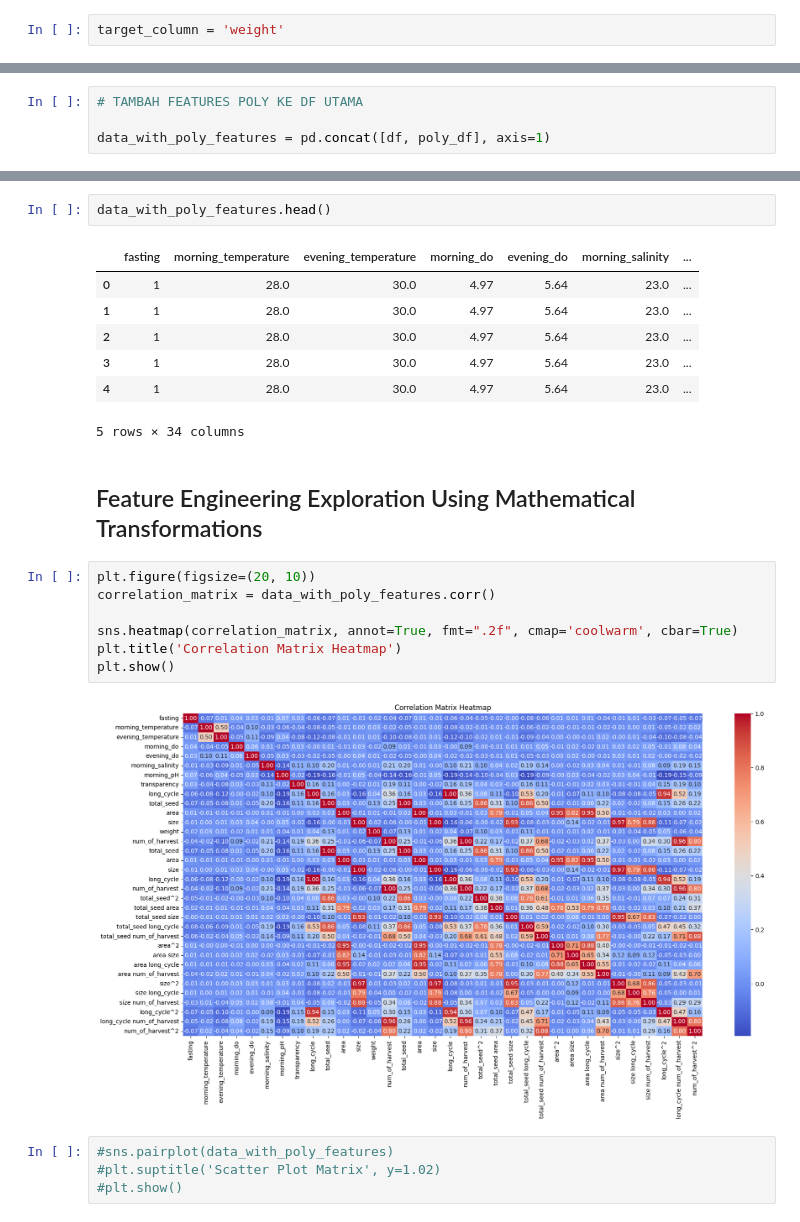
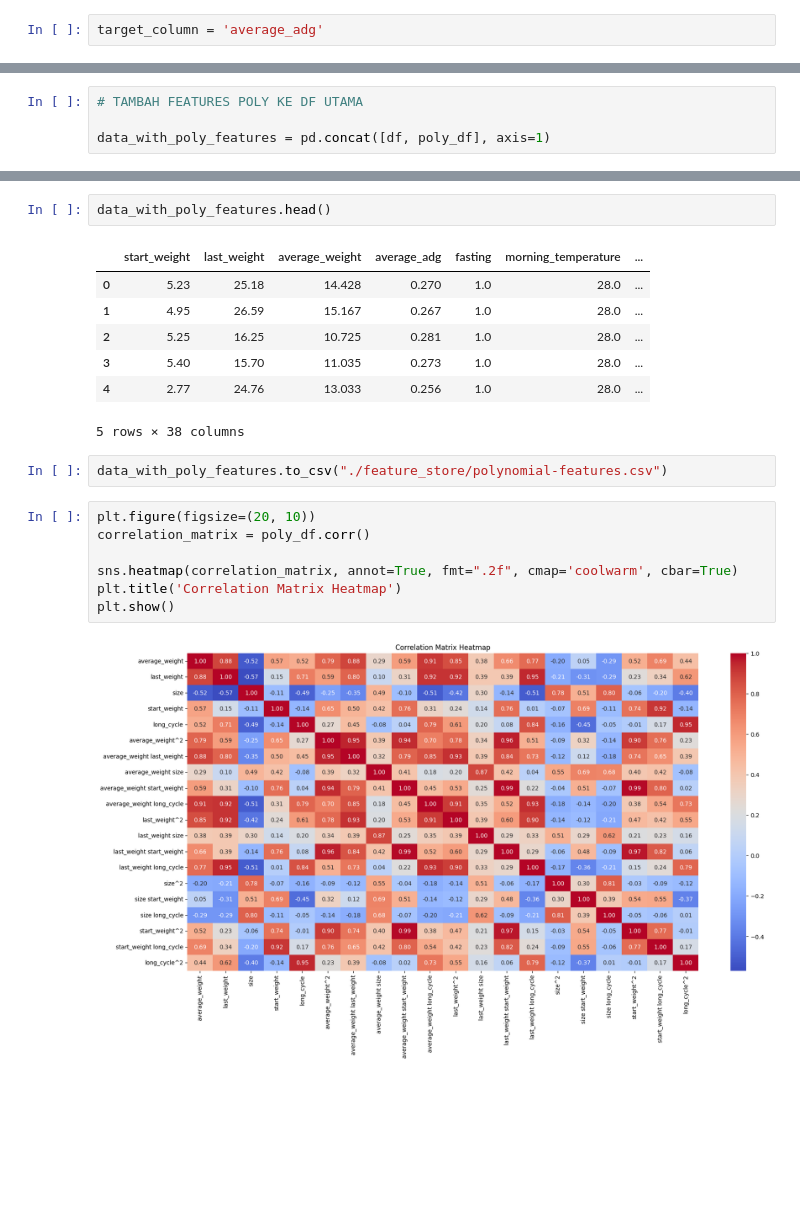
Before and after one commit to sugengdcahyo/shrimp-prediction, a Jupyter notebook: 02-Filter Based Feature Selection.ipynb, the cells around one changed output, grey strips where cells are left out. Drawn from its saved outputs; the diff is of its cells as text; blank space fills up the shorter version.

```diff
--- a/02-Filter Based Feature Selection.ipynb
+++ b/02-Filter Based Feature Selection.ipynb
@@ -61,7 +73,7 @@ df.head()
 # %% [markdown]
 ## Mutual Information
 # %%
-target_column = 'weight'
+target_column = 'average_adg'
 # %%
 # Mendefinisikan fitur dan variabel target
 X = df.drop(target_column, axis=1)  # Fitur
@@ -185,25 +184,21 @@ memory usage: 684.7 KB
 # %%
 data_with_poly_features.head()
 # %% [output]
-|  | fasting | morning_temperature | evening_temperature | morning_do | evening_do | morning_salinity | ... |
-| 0 | 1 | 28.0 | 30.0 | 4.97 | 5.64 | 23.0 | ... |
-| 1 | 1 | 28.0 | 30.0 | 4.97 | 5.64 | 23.0 | ... |
-| 2 | 1 | 28.0 | 30.0 | 4.97 | 5.64 | 23.0 | ... |
-| 3 | 1 | 28.0 | 30.0 | 4.97 | 5.64 | 23.0 | ... |
-| 4 | 1 | 28.0 | 30.0 | 4.97 | 5.64 | 23.0 | ... |
+|  | start_weight | last_weight | average_weight | average_adg | fasting | morning_temperature | ... |
+| 0 | 5.23 | 25.18 | 14.428 | 0.270 | 1.0 | 28.0 | ... |
+| 1 | 4.95 | 26.59 | 15.167 | 0.267 | 1.0 | 28.0 | ... |
+| 2 | 5.25 | 16.25 | 10.725 | 0.281 | 1.0 | 28.0 | ... |
+| 3 | 5.40 | 15.70 | 11.035 | 0.273 | 1.0 | 28.0 | ... |
+| 4 | 2.77 | 24.76 | 13.033 | 0.256 | 1.0 | 28.0 | ... |
-5 rows × 34 columns
+5 rows × 38 columns
-# %% [markdown]
-## Feature Engineering Exploration Using Mathematical Transformations
+# %%
+data_with_poly_features.to_csv("./feature_store/polynomial-features.csv")
 # %%
 plt.figure(figsize=(20, 10))
-correlation_matrix = data_with_poly_features.corr()
+correlation_matrix = poly_df.corr()
 
 sns.heatmap(correlation_matrix, annot=True, fmt=".2f", cmap='coolwarm', cbar=True)
 plt.title('Correlation Matrix Heatmap')
 plt.show()
 # %% [output]
-[figure, old version]
+[figure, new version]
-# %%
-#sns.pairplot(data_with_poly_features)
-#plt.suptitle('Scatter Plot Matrix', y=1.02)
-#plt.show()
```
Also changed, not shown: parts of 19 cells of this notebook, 4 other files.
